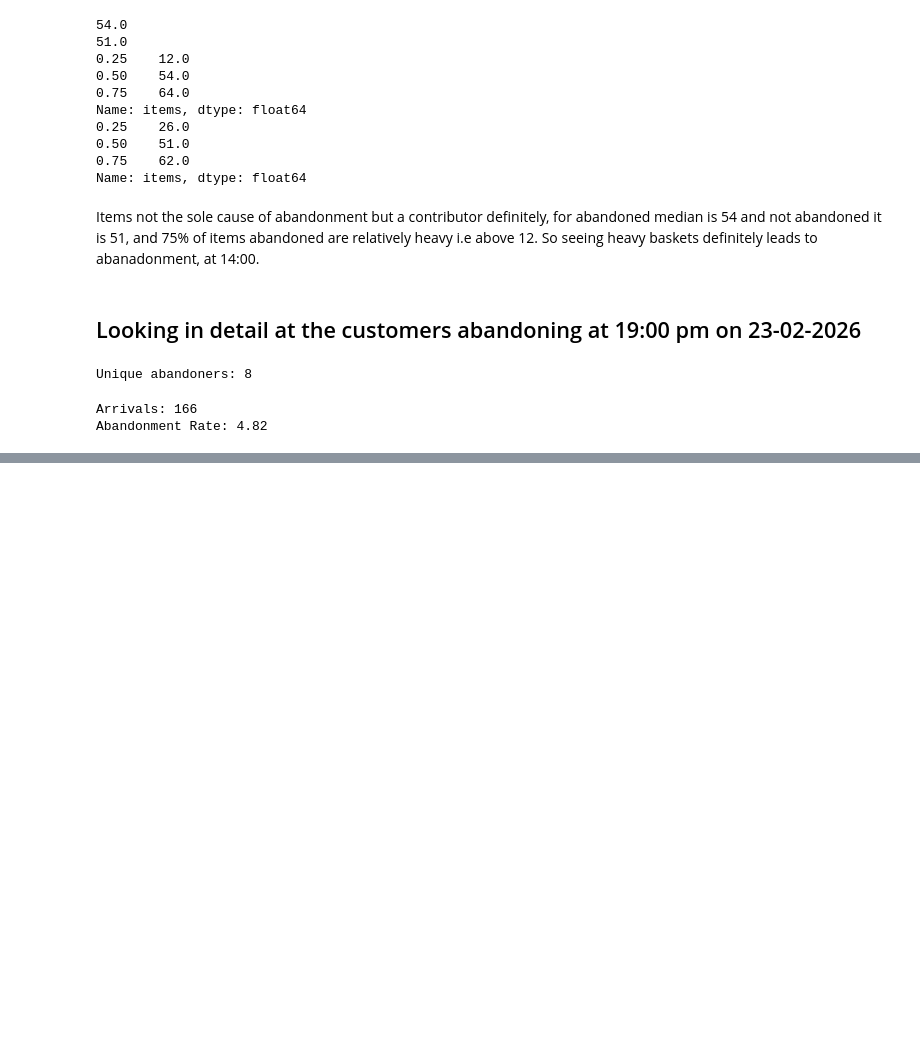
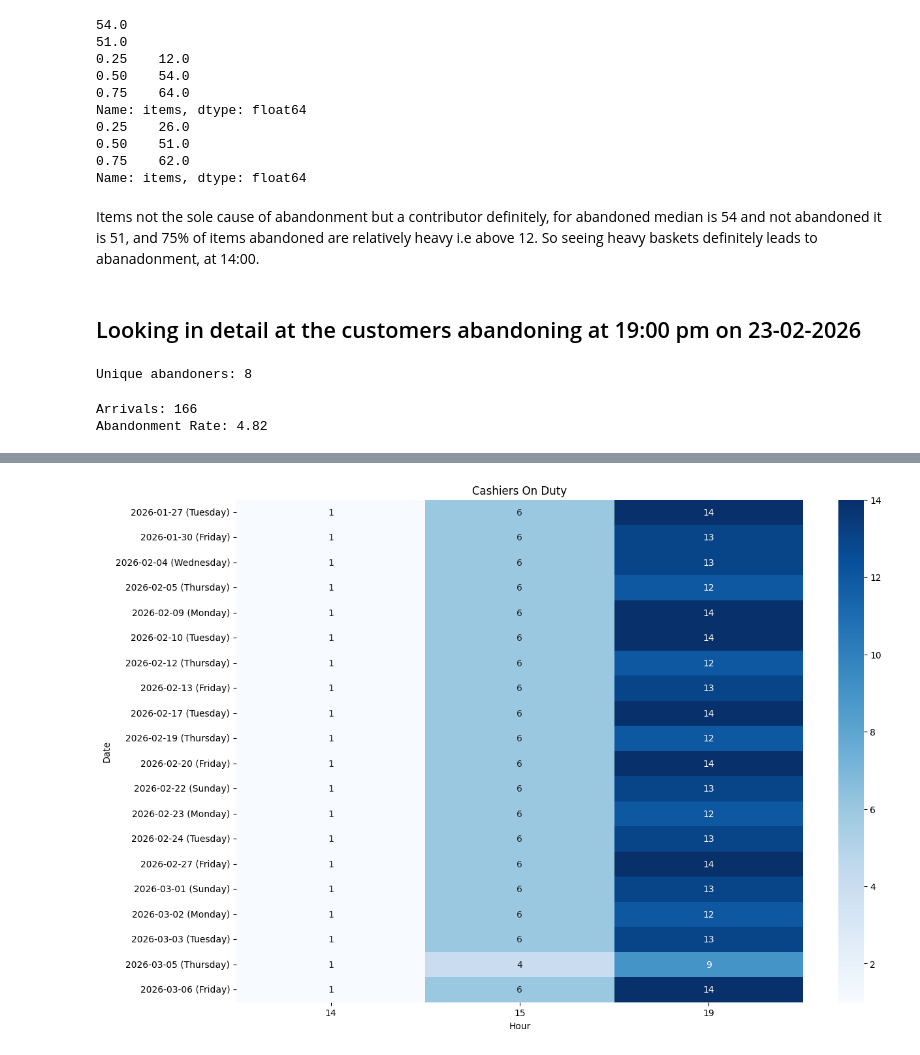
Before and after one commit to gaurisharma360/Process-Intelligence-in-Action, a Jupyter notebook: Gauri/intro_xes_combined- Copy.ipynb, the cells around one changed output, grey strips where cells are left out. Saved outputs shown, nothing was run; the diff lists cells and outputs as text; code cells hidden in the pictures; blank space fills up the shorter version.

```diff
--- a/Gauri/intro_xes_combined- Copy.ipynb
+++ b/Gauri/intro_xes_combined- Copy.ipynb
@@ -4115,0 +4810,75 @@ Abandonment Rate: 4.82
+# %%
+cashier_duty_data = pd.DataFrame(
+
+    cashier_duty_data,
+
+    columns=[
+        'date',
+        'weekday',
+        'hour',
+        'cashiers_on_duty'
+    ]
+
+)
+
+cashier_duty_data['date_label'] = (
+
+    cashier_duty_data['date']
+    .astype(str)
+
+    +
+
+    ' ('
+
+    +
+
+    cashier_duty_data['weekday']
+
+    +
+
+    ')'
+
+)
+
+cashier_duty_heat = (
+
+    cashier_duty_data
+
+    .pivot(
+
+        index='date_label',
+
+        columns='hour',
+
+        values='cashiers_on_duty'
+
+    )
+
+)
+
+plt.figure(
+    figsize=(14,10)
+)
+
+sns.heatmap(
+
+    cashier_duty_heat,
+
+    annot=True,
+
+    fmt='g',
+
+    cmap='Blues'
+
+)
+
+plt.title(
+    'Cashiers On Duty'
+)
+
+plt.xlabel('Hour')
+plt.ylabel('Date')
+
+plt.show()
+# %% [output]
+[figure, added]
```
Also changed, not shown: parts of 148 cells of this notebook.
